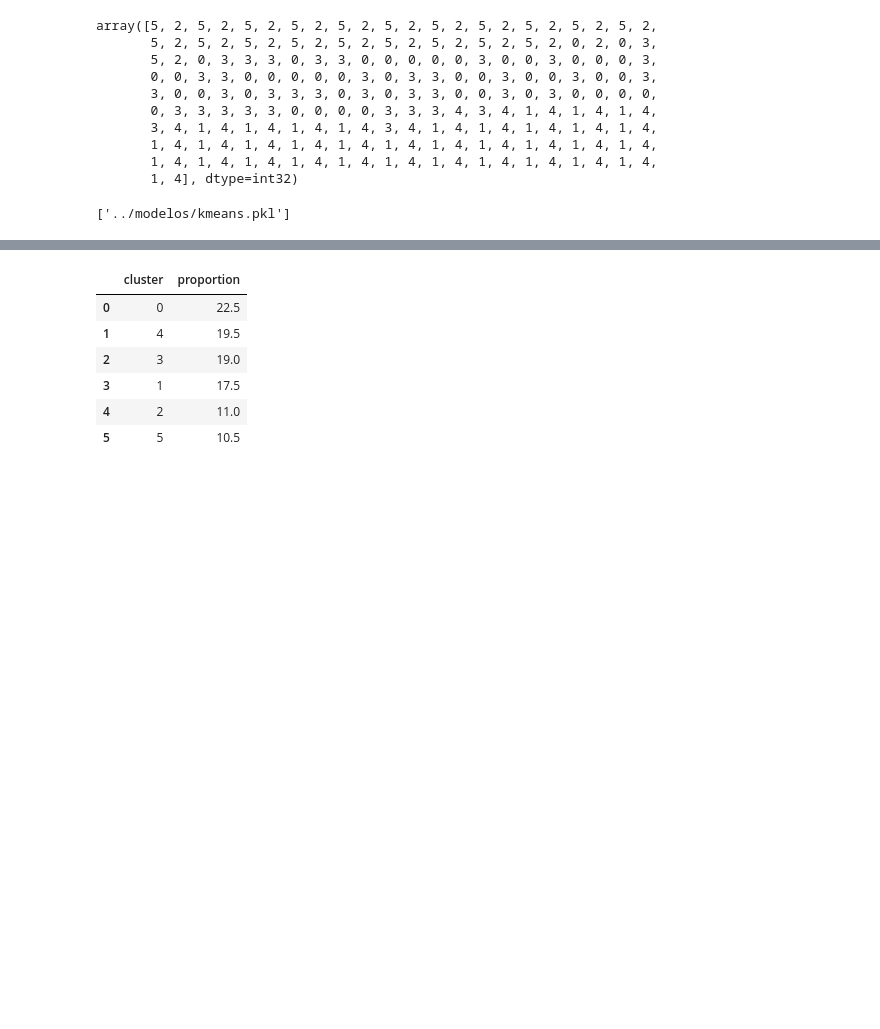
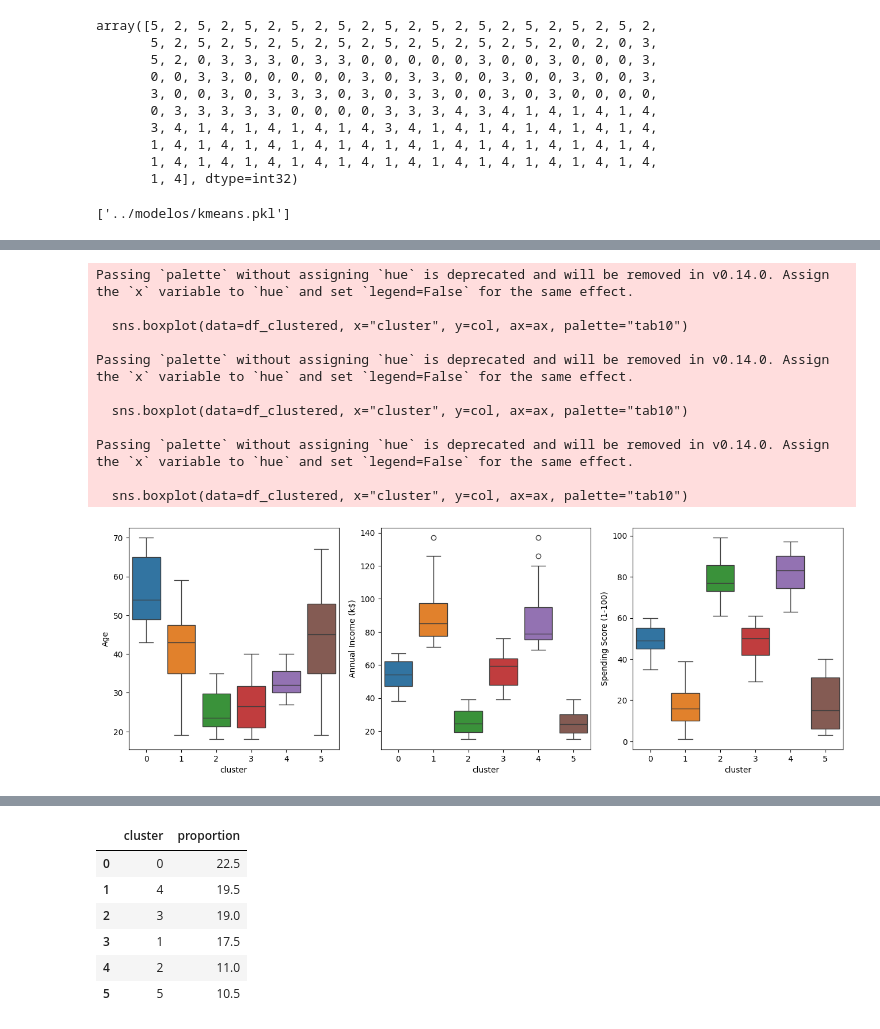
Before and after one commit to Felandim/PortfolioProjetos, a Jupyter notebook: 2 Segmentação de clientes/notebook/projeto_supermercado_02_clustering.ipynb, the cells around one changed output, grey strips where cells are left out. Saved outputs shown, nothing was run; the diff lists cells and outputs as text; code cells hidden in the pictures; blank space fills up the shorter version.

```diff
--- a/2 Segmentação de clientes/notebook/projeto_supermercado_02_clustering.ipynb
+++ b/2 Segmentação de clientes/notebook/projeto_supermercado_02_clustering.ipynb
@@ -78 +93,21 @@ df_clustered['cluster'] = kmeans.labels_
+# %%
+fig, axs = plt.subplots(nrows=1, ncols=3, figsize=(16, 5))
+
+for ax, col in zip(axs, df_clustered.select_dtypes("number")):
+    sns.boxplot(data=df_clustered, x="cluster", y=col, ax=ax, palette="tab10")
+
+plt.show()
+# %% [output]
+Passing `palette` without assigning `hue` is deprecated and will be removed in v0.14.0. Assign the `x` variable to `hue` and set `legend=False` for the same effect.
+
+  sns.boxplot(data=df_clustered, x="cluster", y=col, ax=ax, palette="tab10")
+
+Passing `palette` without assigning `hue` is deprecated and will be removed in v0.14.0. Assign the `x` variable to `hue` and set `legend=False` for the same effect.
+
+  sns.boxplot(data=df_clustered, x="cluster", y=col, ax=ax, palette="tab10")
+
+Passing `palette` without assigning `hue` is deprecated and will be removed in v0.14.0. Assign the `x` variable to `hue` and set `legend=False` for the same effect.
+
+  sns.boxplot(data=df_clustered, x="cluster", y=col, ax=ax, palette="tab10")
+[figure, added]
 # %% [markdown]
```
Also changed, not shown: parts of 5 cells of this notebook, 1 other file.
